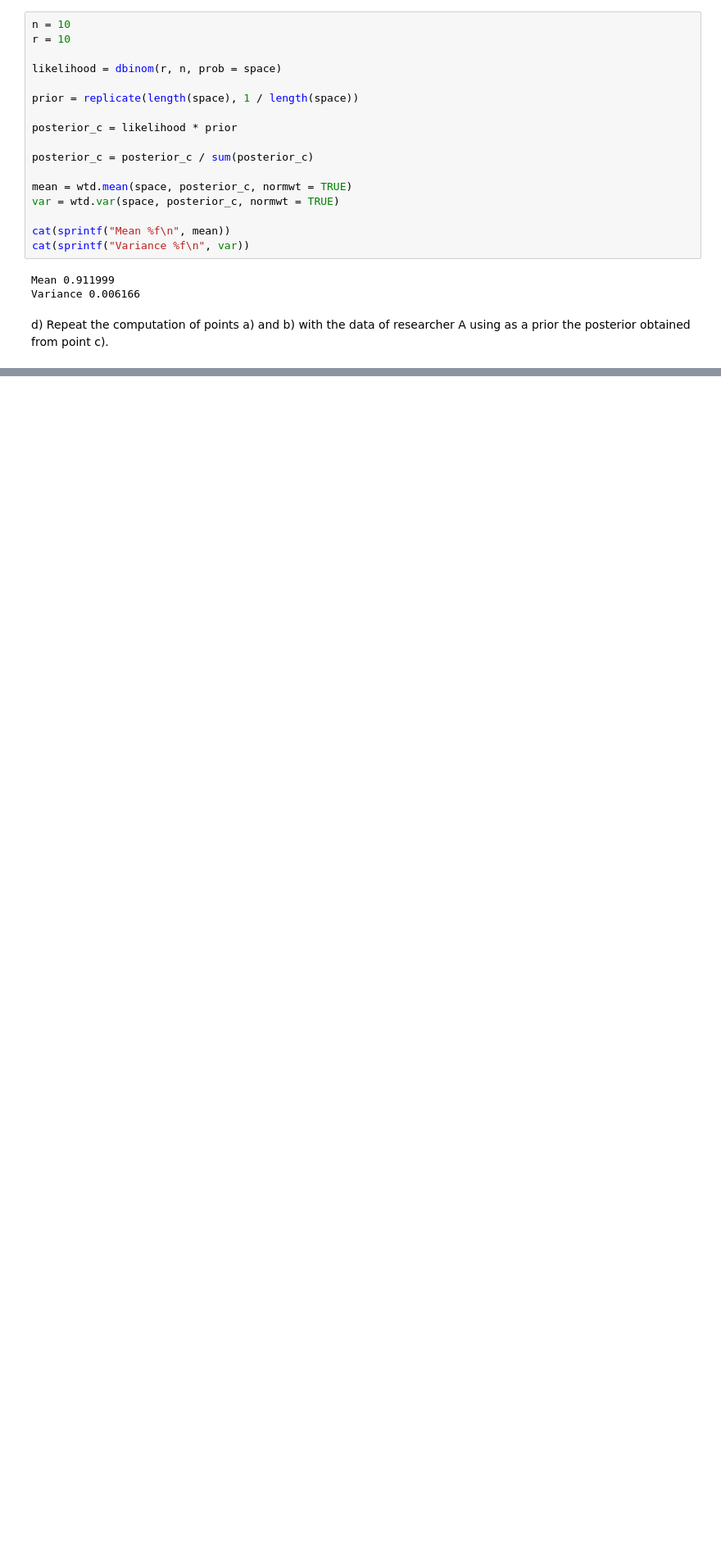
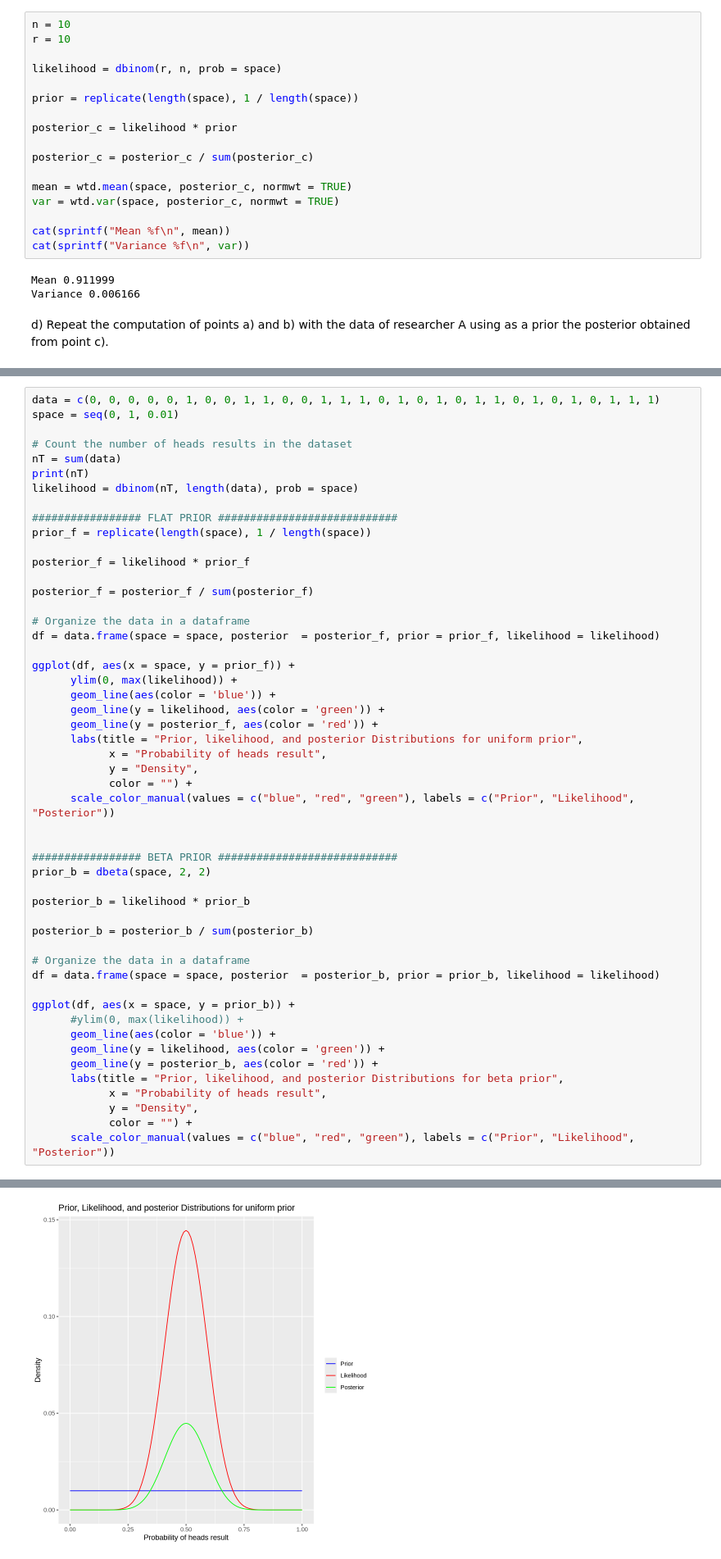
Before and after one commit to pietromalagoli/asp, a Jupyter notebook: code/lab03/Malagoli_Pietro_RLab03.ipynb, the cells around one changed output, grey strips where cells are left out. Shown at 82% size. Saved outputs shown, nothing was run; the diff lists cells and outputs as text; blank space fills up the shorter version.

```diff
--- a/code/lab03/Malagoli_Pietro_RLab03.ipynb
+++ b/code/lab03/Malagoli_Pietro_RLab03.ipynb
@@ -324,0 +334,52 @@ Variance 0.000523
+# %%
+data = c(0, 0, 0, 0, 0, 1, 0, 0, 1, 1, 0, 0, 1, 1, 1, 0, 1, 0, 1, 0, 1, 1, 0, 1, 0, 1, 0, 1, 1, 1)
+space = seq(0, 1, 0.01)
+
+# Count the number of heads results in the dataset
+nT = sum(data)
+print(nT)
+likelihood = dbinom(nT, length(data), prob = space)
+
+################# FLAT PRIOR ############################
+prior_f = replicate(length(space), 1 / length(space))
+
+posterior_f = likelihood * prior_f
+
+posterior_f = posterior_f / sum(posterior_f)
+
+# Organize the data in a dataframe
+df = data.frame(space = space, posterior  = posterior_f, prior = prior_f, likelihood = likelihood)
+
+ggplot(df, aes(x = space, y = prior_f)) +
+      ylim(0, max(likelihood)) +
+      geom_line(aes(color = 'blue')) +
+      geom_line(y = likelihood, aes(color = 'green')) +
+      geom_line(y = posterior_f, aes(color = 'red')) +
+      labs(title = "Prior, likelihood, and posterior Distributions for uniform prior",
+            x = "Probability of heads result",
+            y = "Density",
+            color = "") +
+      scale_color_manual(values = c("blue", "red", "green"), labels = c("Prior", "Likelihood", "Posterior"))
+
+
+################# BETA PRIOR ############################
+prior_b = dbeta(space, 2, 2)
+
+posterior_b = likelihood * prior_b
+
+posterior_b = posterior_b / sum(posterior_b)
+
+# Organize the data in a dataframe
+df = data.frame(space = space, posterior  = posterior_b, prior = prior_b, likelihood = likelihood)
+
+ggplot(df, aes(x = space, y = prior_b)) +
+      #ylim(0, max(likelihood)) +
+      geom_line(aes(color = 'blue')) +
+      geom_line(y = likelihood, aes(color = 'green')) +
+      geom_line(y = posterior_b, aes(color = 'red')) +
+      labs(title = "Prior, likelihood, and posterior Distributions for beta prior",
+            x = "Probability of heads result",
+            y = "Density",
+            color = "") +
+      scale_color_manual(values = c("blue", "red", "green"), labels = c("Prior", "Likelihood", "Posterior"))
+# %% [output]
@@ -324,0 +387 @@ Variance 0.000523
+[figure, added]
```
Also changed, not shown: parts of 6 cells of this notebook.
